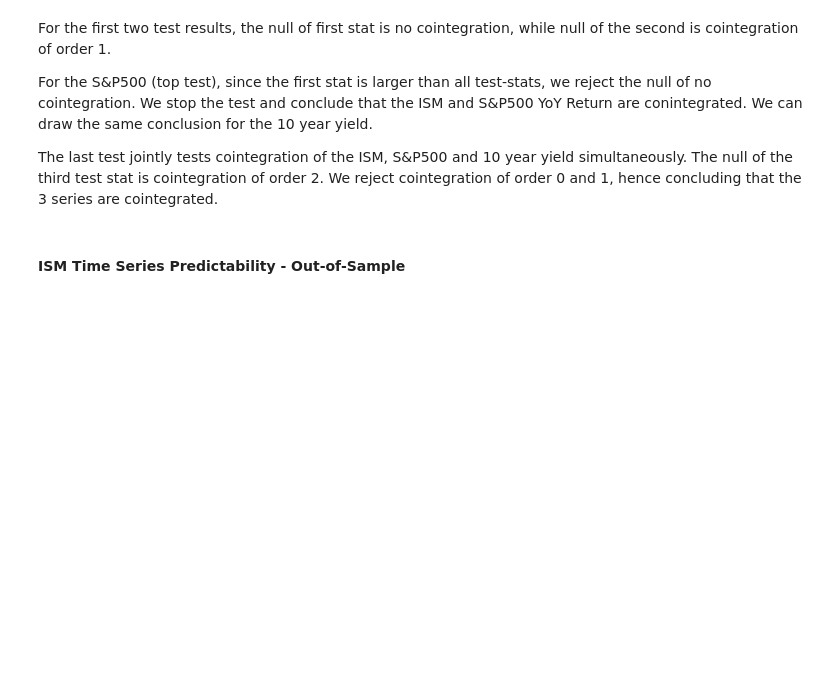
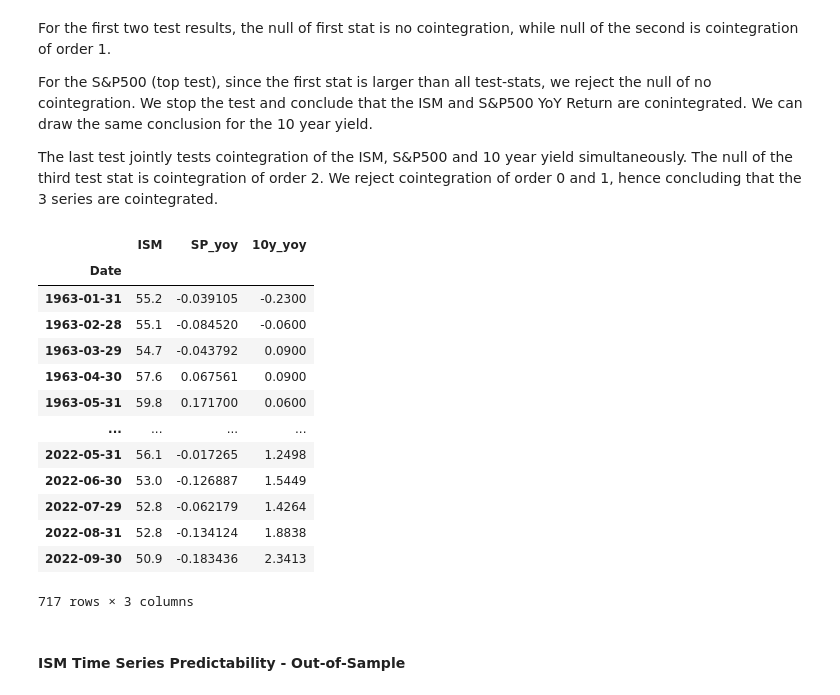
Before and after one commit to santoromano/Macro-Cross-Sectional-Analysis, a Jupyter notebook: ism.ipynb, the cells around one changed output. Cells and saved outputs as stored; diff of their text form; code cells hidden in the pictures; blank space fills up the shorter version.

```diff
--- a/ism.ipynb
+++ b/ism.ipynb
@@ -479,6 +480,31 @@ For the S&P500 (top test), since the first stat is larger than all test-stats, w
 We can draw the same conclusion for the 10 year yield.
 
 The last test jointly tests cointegration of the ISM, S&P500 and 10 year yield simultaneously. The null of the third test stat is cointegration of order 2. We reject cointegration of order 0 and 1, hence concluding that the 3 series are cointegrated.
+# %%
+# Out-of-Sample VEC
+vec_data = data[['ISM', "SP_yoy", '10y_yoy']].dropna()
+vec_pred = []
+
+for t in range(240,len(vec_data)):
+    vec_model = VECM(vec_data, coint_rank=2, deterministic='co').fit()
+    vec_model.predict(steps=1)
+# %%
+vec_data
+# %% [output]
+|  | ISM | SP_yoy | 10y_yoy |
+| Date |  |  |  |
+| 1963-01-31 | 55.2 | -0.039105 | -0.2300 |
+| 1963-02-28 | 55.1 | -0.084520 | -0.0600 |
+| 1963-03-29 | 54.7 | -0.043792 | 0.0900 |
+| 1963-04-30 | 57.6 | 0.067561 | 0.0900 |
+| 1963-05-31 | 59.8 | 0.171700 | 0.0600 |
+| ... | ... | ... | ... |
+| 2022-05-31 | 56.1 | -0.017265 | 1.2498 |
+| 2022-06-30 | 53.0 | -0.126887 | 1.5449 |
+| 2022-07-29 | 52.8 | -0.062179 | 1.4264 |
+| 2022-08-31 | 52.8 | -0.134124 | 1.8838 |
+| 2022-09-30 | 50.9 | -0.183436 | 2.3413 |
+717 rows × 3 columns
 # %% [markdown]
 #### ISM Time Series Predictability - Out-of-Sample
 # %% [markdown]
```
Also changed, not shown: parts of 2 cells of this notebook.
